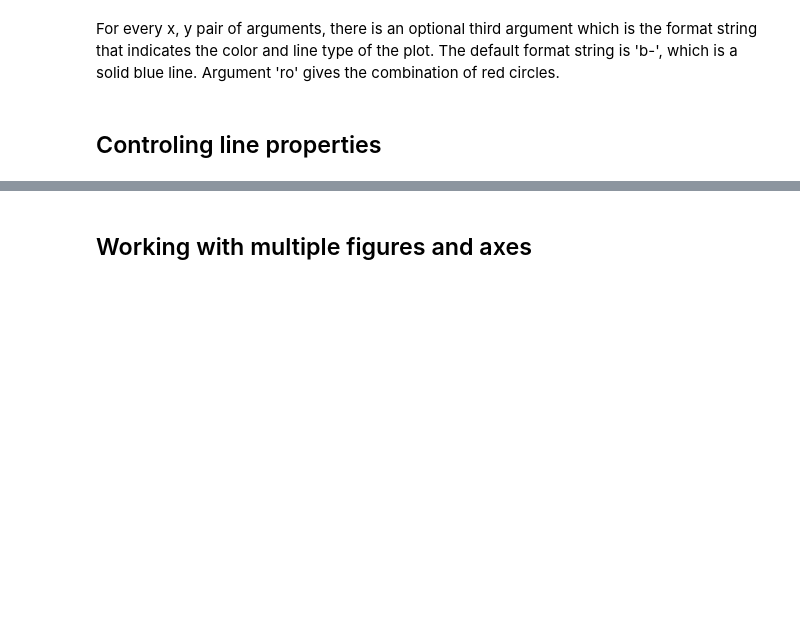
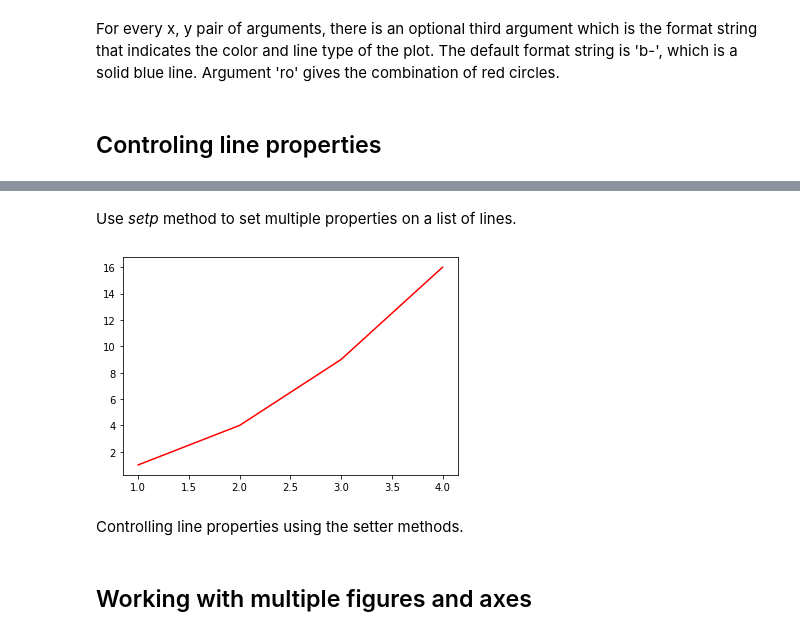
Before and after one commit to Anja585/SchoolProject-FundamentalsOfDataAnalysis, a Jupyter notebook: pyplot.ipynb, the cells around one changed output, grey strips where cells are left out. Saved outputs shown, nothing was run; the diff lists cells and outputs as text; code cells hidden in the pictures; blank space fills up the shorter version.

```diff
--- a/pyplot.ipynb
+++ b/pyplot.ipynb
@@ -49,3 +67,14 @@ For every x, y pair of arguments, there is an optional third argument which is t
+# %% [markdown]
+Use *setp* method to set multiple properties on a list of lines.
+# %%
+plt.clf()
+line, = plt.plot([1,2,3,4], [1,4,9,16], '-')
+line.set_color('r') # change color
+plt.show()
+# %% [output]
+[figure, added]
+# %% [markdown]
+Controlling line properties using the setter methods.
 # %% [markdown]
 ## Working with multiple figures and axes
 # %% [markdown]
```
Also changed, not shown: parts of 5 cells of this notebook, 1 other file.
